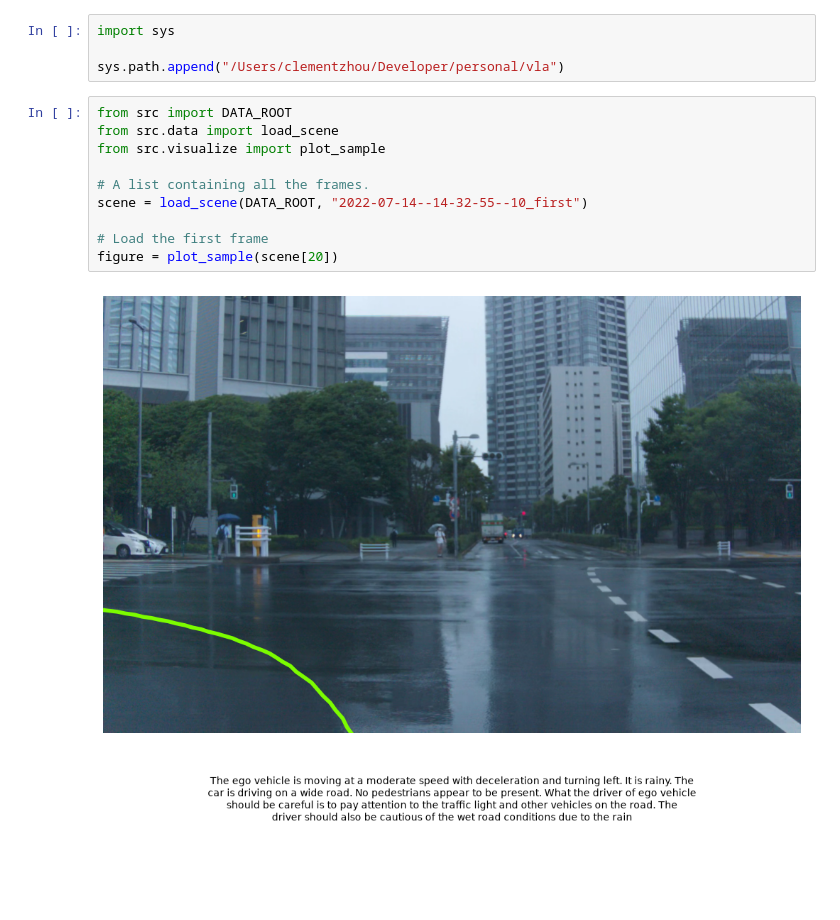
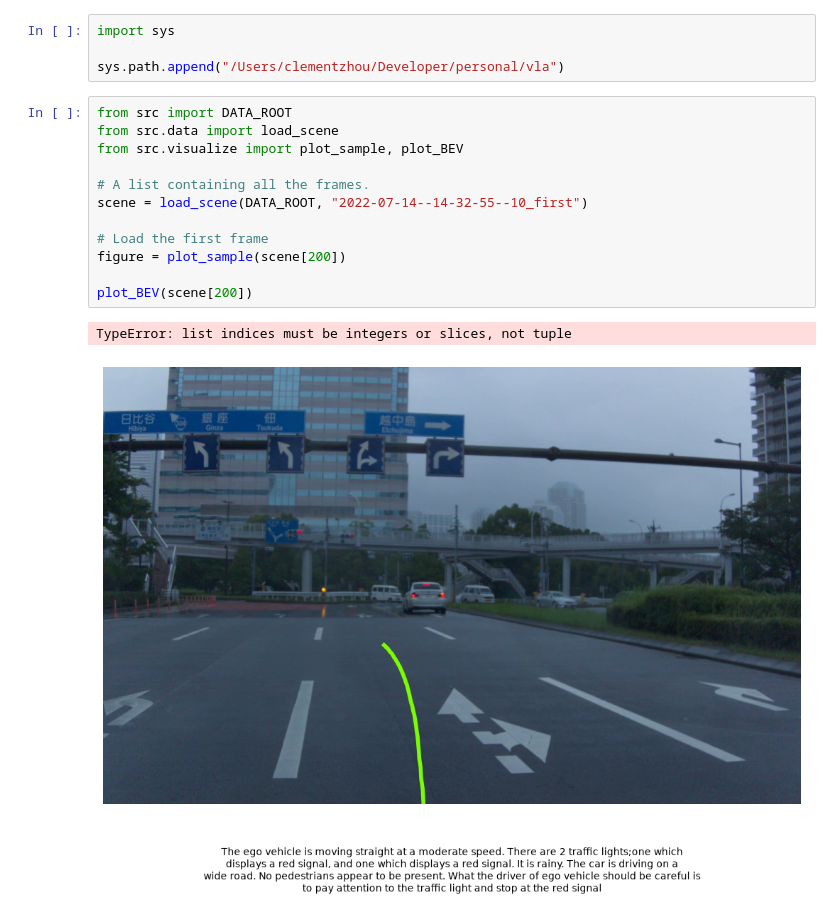
Before and after one commit to FarmerJohnsBessie/CoVLA, a Jupyter notebook: notebooks/data_visualization.ipynb, the cells around one changed output. Cells and saved outputs as stored; diff of their text form; blank space fills up the shorter version.

Commit message:
added starter code and visualization change

```diff
--- a/notebooks/data_visualization.ipynb
+++ b/notebooks/data_visualization.ipynb
@@ -7,12 +7,15 @@ sys.path.append("/Users/clementzhou/Developer/personal/vla")
 # %%
 from src import DATA_ROOT
 from src.data import load_scene
-from src.visualize import plot_sample
+from src.visualize import plot_sample, plot_BEV
 
 # A list containing all the frames.
 scene = load_scene(DATA_ROOT, "2022-07-14--14-32-55--10_first")
 
 # Load the first frame
-figure = plot_sample(scene[20])
+figure = plot_sample(scene[200])
+
+plot_BEV(scene[200])
 # %% [output]
+TypeError: list indices must be integers or slices, not tuple
-[figure, old version]
+[figure, new version]
```
Also changed, not shown: 5 other files.
